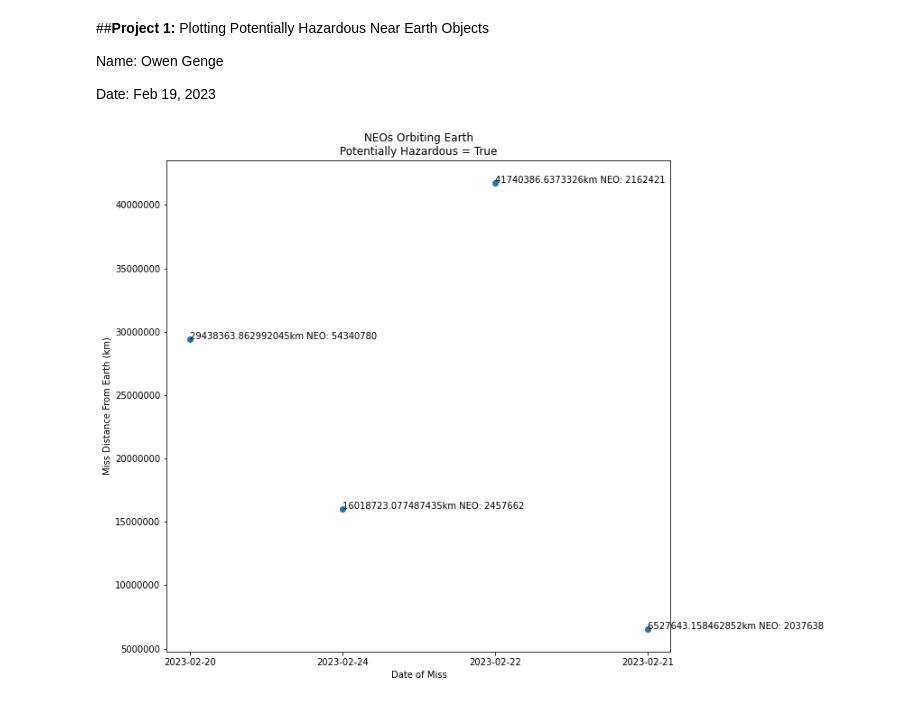
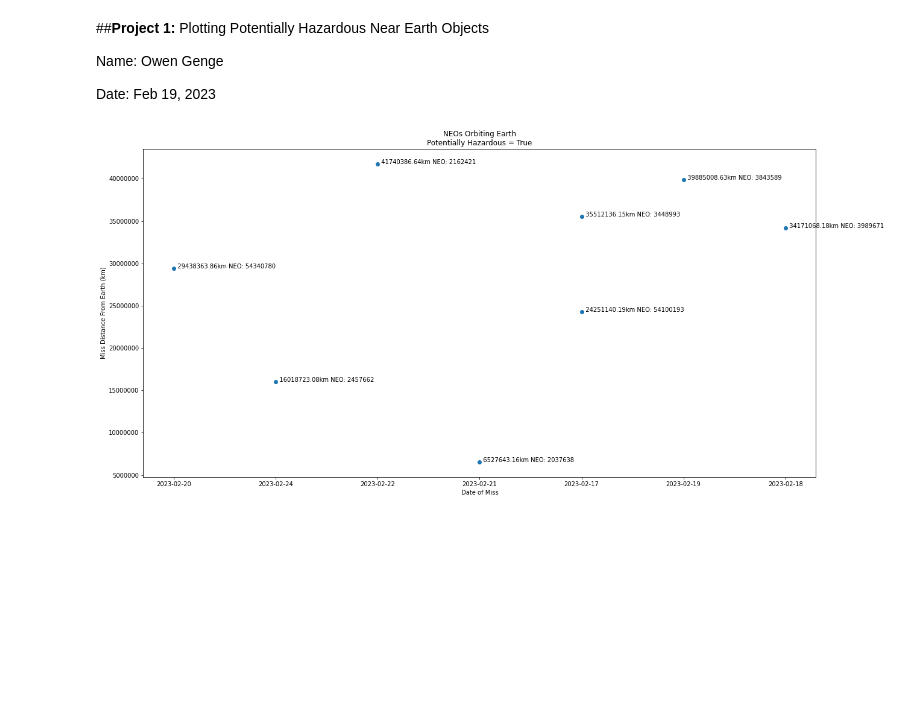
Before and after one commit to owengenge/cap-comp215, a Jupyter notebook: Project_1_Plotting_NEO's.ipynb, the cells around one changed output. Saved outputs shown, nothing was run; the diff lists cells and outputs as text; code cells hidden in the pictures; blank space fills up the shorter version.

```diff
--- a/Project_1_Plotting_NEO's.ipynb
+++ b/Project_1_Plotting_NEO's.ipynb
@@ -27,33 +27,33 @@ def ast_miss_data(orbiting_body, start_date, end_date, potentially_hazardous):
   miss_distances = []
   approach_dates = []
   IDs = []
   for date in dates:
     neos = data['near_earth_objects'][date]
     cad = [item['close_approach_data'] for item in neos]
     miss_distances.extend([float(cad[i][0]['miss_distance']['kilometers']) for i in range(len(neos))
                           if cad[i][0]['orbiting_body'] == orbiting_body
                            and neos[i]['is_potentially_hazardous_asteroid'] is potentially_hazardous])
     approach_dates.extend([cad[i][0]['close_approach_date'] for i in range(len(neos))
                           if cad[i][0]['orbiting_body'] == orbiting_body
                            and neos[i]['is_potentially_hazardous_asteroid'] is potentially_hazardous])
     IDs.extend([neos[i]['id'] for i in range(len(neos)) if cad[i][0]['orbiting_body'] == orbiting_body
                            and neos[i]['is_potentially_hazardous_asteroid'] is potentially_hazardous])
 
   plt.rcParams["figure.figsize"] = (20,10)
   plt.title(f'NEOs Orbiting {orbiting_body}\nPotentially Hazardous = {potentially_hazardous}')
   plt.ylabel('Miss Distance From Earth (km)')
   plt.xlabel('Date of Miss')
   plt.ticklabel_format(style='plain')
 
   plt.scatter(approach_dates, miss_distances)
 
   for i in range(len(IDs)):
-    plt.annotate((f'{miss_distances[i]}km NEO: {IDs[i]}'),(approach_dates[i],miss_distances[i]))
+    plt.annotate((f'  {round(miss_distances[i],2)}km NEO: {IDs[i]}'),(approach_dates[i],miss_distances[i]))
   plt.show
 
 
 today = str(datetime.date.today())
 
-ast_miss_data(orbiting_body='Earth', start_date='2023-02-20', end_date=today, potentially_hazardous=True)
+ast_miss_data(orbiting_body='Earth', start_date='2023-02-17', end_date=today, potentially_hazardous=True)
 # %% [output]
-[figure, old version]
+[figure, new version]
```
